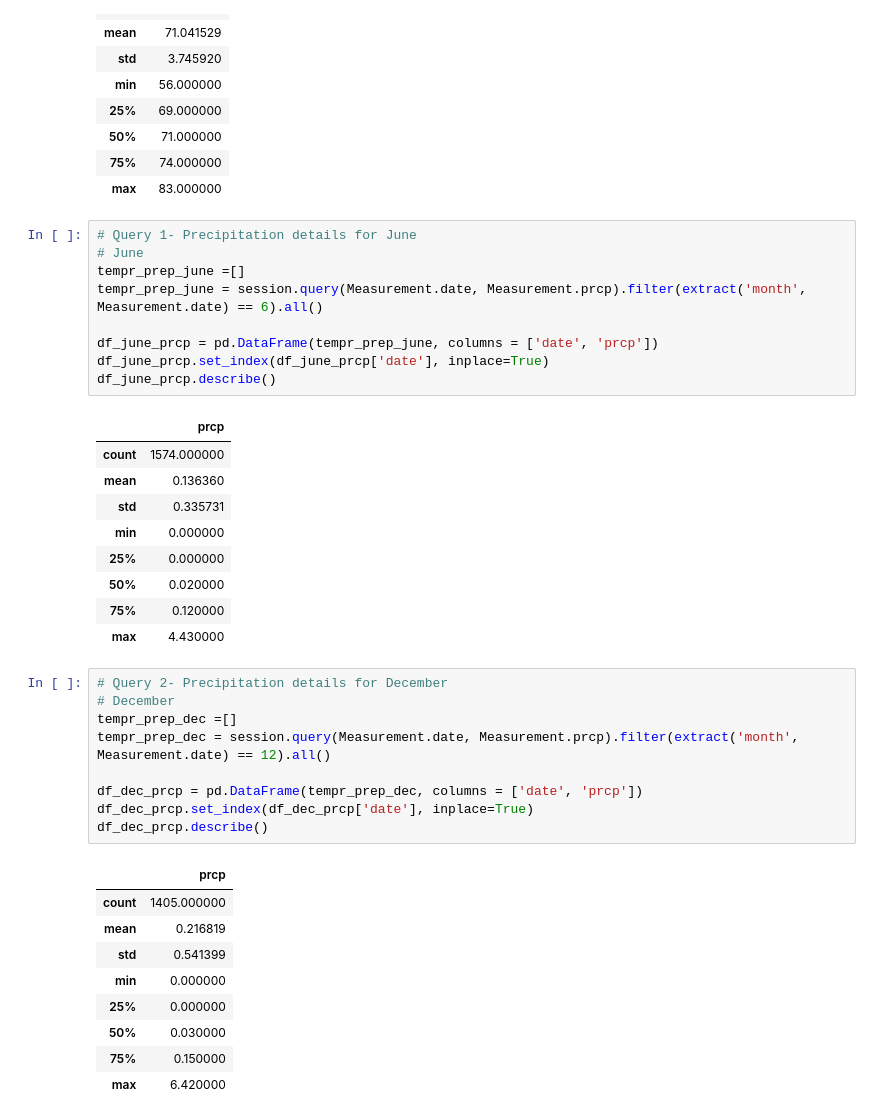
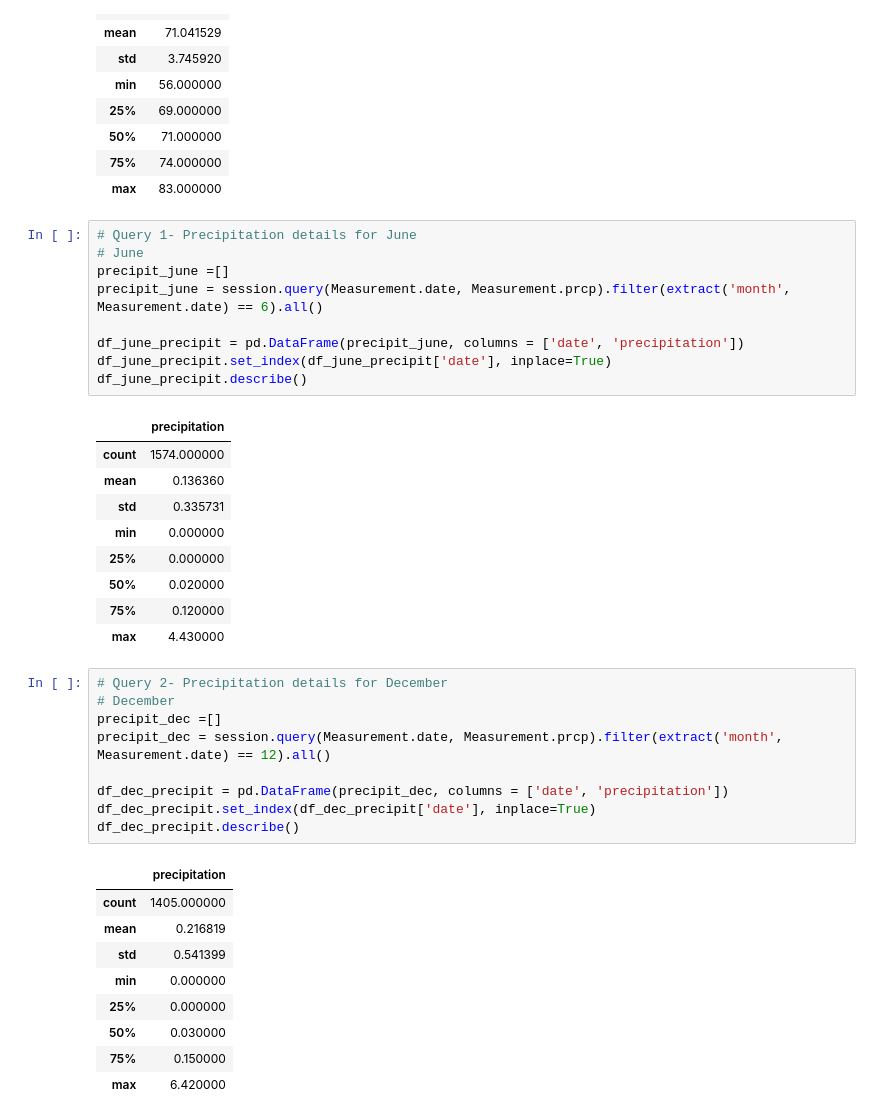
Before and after one commit to aakriiti2504/Surfs_Up, a Jupyter notebook: SurfsUp_Challenge.ipynb, the cells around one changed output. Cells and saved outputs as stored; diff of their text form.

```diff
--- a/SurfsUp_Challenge.ipynb
+++ b/SurfsUp_Challenge.ipynb
@@ -114,14 +114,14 @@ df.describe()
 # %%
 # Query 1- Precipitation details for June
 # June
-tempr_prep_june =[]
-tempr_prep_june = session.query(Measurement.date, Measurement.prcp).filter(extract('month', Measurement.date) == 6).all()
+precipit_june =[]
+precipit_june = session.query(Measurement.date, Measurement.prcp).filter(extract('month', Measurement.date) == 6).all()
 
-df_june_prcp = pd.DataFrame(tempr_prep_june, columns = ['date', 'prcp'])
-df_june_prcp.set_index(df_june_prcp['date'], inplace=True)
-df_june_prcp.describe()
+df_june_precipit = pd.DataFrame(precipit_june, columns = ['date', 'precipitation'])
+df_june_precipit.set_index(df_june_precipit['date'], inplace=True)
+df_june_precipit.describe()
 # %% [output]
-|  | prcp |
+|  | precipitation |
 | count | 1574.000000 |
 | mean | 0.136360 |
 | std | 0.335731 |
@@ -133,14 +133,14 @@ df_june_prcp.describe()
 # %%
 # Query 2- Precipitation details for December
 # December
-tempr_prep_dec =[]
-tempr_prep_dec = session.query(Measurement.date, Measurement.prcp).filter(extract('month', Measurement.date) == 12).all()
+precipit_dec =[]
+precipit_dec = session.query(Measurement.date, Measurement.prcp).filter(extract('month', Measurement.date) == 12).all()
 
-df_dec_prcp = pd.DataFrame(tempr_prep_dec, columns = ['date', 'prcp'])
-df_dec_prcp.set_index(df_dec_prcp['date'], inplace=True)
-df_dec_prcp.describe()
+df_dec_precipit = pd.DataFrame(precipit_dec, columns = ['date', 'precipitation'])
+df_dec_precipit.set_index(df_dec_precipit['date'], inplace=True)
+df_dec_precipit.describe()
 # %% [output]
-|  | prcp |
+|  | precipitation |
 | count | 1405.000000 |
 | mean | 0.216819 |
 | std | 0.541399 |
```
Also changed, not shown: parts of 2 cells of this notebook.
